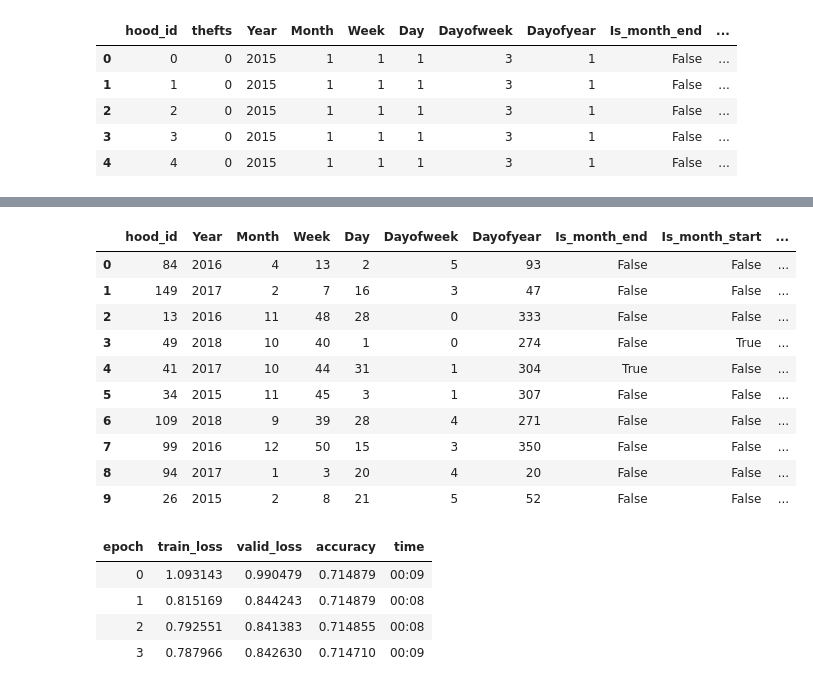
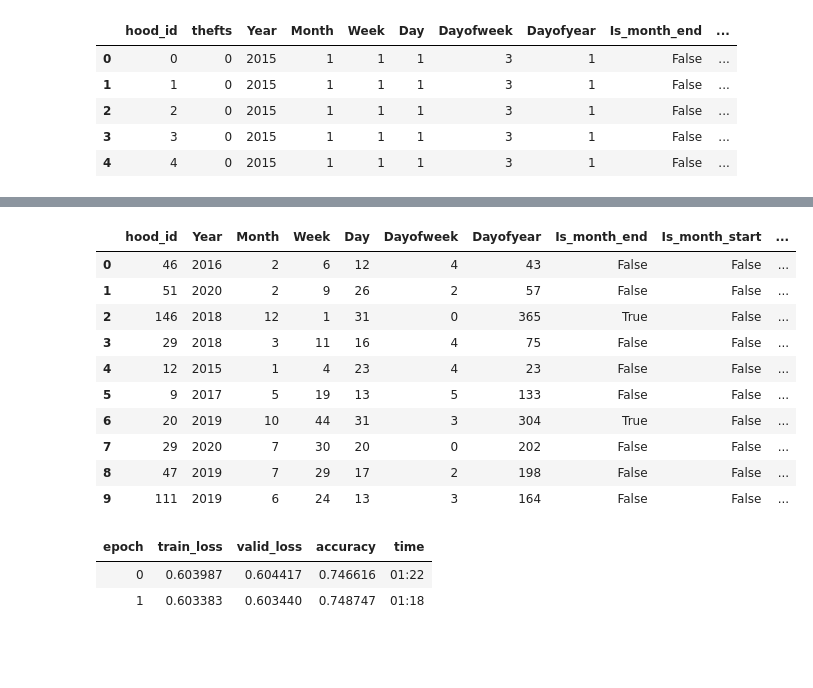
Before and after one commit to pika11/uoft-ml-group4-final-project, a Jupyter notebook: deep_learning_models_0_fill_imbalance.ipynb, the cells around one changed output, grey strips where cells are left out. Cells and saved outputs as stored; diff of their text form; code cells hidden in the pictures; blank space fills up the shorter version.

```diff
--- a/deep_learning_models_0_fill_imbalance.ipynb
+++ b/deep_learning_models_0_fill_imbalance.ipynb
@@ -70,6 +70,6 @@ df[:40]
 # %%
 # Split the data into train and validation sets where the end of the set is the validation set
-splits = EndSplitter(valid_pct=0.4, valid_last=True)(range_of(df))
+splits = EndSplitter(valid_pct=0.2, valid_last=True)(range_of(df))
 
 # Create a TabularPandas object
 tabular_pandas = TabularPandas(
@@ -91,18 +91,18 @@ tabular_pandas.xs.iloc[:5]
 # %%
 # Set the batch size
-data_loader = tabular_pandas.dataloaders(bs=500)
+data_loader = tabular_pandas.dataloaders()
 data_loader.show_batch()
 # %% [output]
 |  | hood_id | Year | Month | Week | Day | Dayofweek | Dayofyear | Is_month_end | Is_month_start | ... |
-| 0 | 84 | 2016 | 4 | 13 | 2 | 5 | 93 | False | False | ... |
-| 1 | 149 | 2017 | 2 | 7 | 16 | 3 | 47 | False | False | ... |
-| 2 | 13 | 2016 | 11 | 48 | 28 | 0 | 333 | False | False | ... |
-| 3 | 49 | 2018 | 10 | 40 | 1 | 0 | 274 | False | True | ... |
-| 4 | 41 | 2017 | 10 | 44 | 31 | 1 | 304 | True | False | ... |
-| 5 | 34 | 2015 | 11 | 45 | 3 | 1 | 307 | False | False | ... |
-| 6 | 109 | 2018 | 9 | 39 | 28 | 4 | 271 | False | False | ... |
-| 7 | 99 | 2016 | 12 | 50 | 15 | 3 | 350 | False | False | ... |
-| 8 | 94 | 2017 | 1 | 3 | 20 | 4 | 20 | False | False | ... |
-| 9 | 26 | 2015 | 2 | 8 | 21 | 5 | 52 | False | False | ... |
+| 0 | 46 | 2016 | 2 | 6 | 12 | 4 | 43 | False | False | ... |
+| 1 | 51 | 2020 | 2 | 9 | 26 | 2 | 57 | False | False | ... |
+| 2 | 146 | 2018 | 12 | 1 | 31 | 0 | 365 | True | False | ... |
+| 3 | 29 | 2018 | 3 | 11 | 16 | 4 | 75 | False | False | ... |
+| 4 | 12 | 2015 | 1 | 4 | 23 | 4 | 23 | False | False | ... |
+| 5 | 9 | 2017 | 5 | 19 | 13 | 5 | 133 | False | False | ... |
+| 6 | 20 | 2019 | 10 | 44 | 31 | 3 | 304 | True | False | ... |
+| 7 | 29 | 2020 | 7 | 30 | 20 | 0 | 202 | False | False | ... |
+| 8 | 47 | 2019 | 7 | 29 | 17 | 2 | 198 | False | False | ... |
+| 9 | 111 | 2019 | 6 | 24 | 13 | 3 | 164 | False | False | ... |
 # %%
 # Create a model with cross entropy loss
@@ -111,12 +110,10 @@ learn = tabular_learner(data_loader, metrics=accuracy,
 # %%
 # Train the model
-learn.fit_one_cycle(4)
+learn.fit(2)
 # %% [output]
 | epoch | train_loss | valid_loss | accuracy | time |
-| 0 | 1.093143 | 0.990479 | 0.714879 | 00:09 |
-| 1 | 0.815169 | 0.844243 | 0.714879 | 00:08 |
-| 2 | 0.792551 | 0.841383 | 0.714855 | 00:08 |
-| 3 | 0.787966 | 0.842630 | 0.714710 | 00:09 |
+| 0 | 0.603987 | 0.604417 | 0.746616 | 01:22 |
+| 1 | 0.603383 | 0.603440 | 0.748747 | 01:18 |
 # %%
 # Show the results
 learn.show_results(max_n=50)
```
Also changed, not shown: parts of 9 cells of this notebook.
